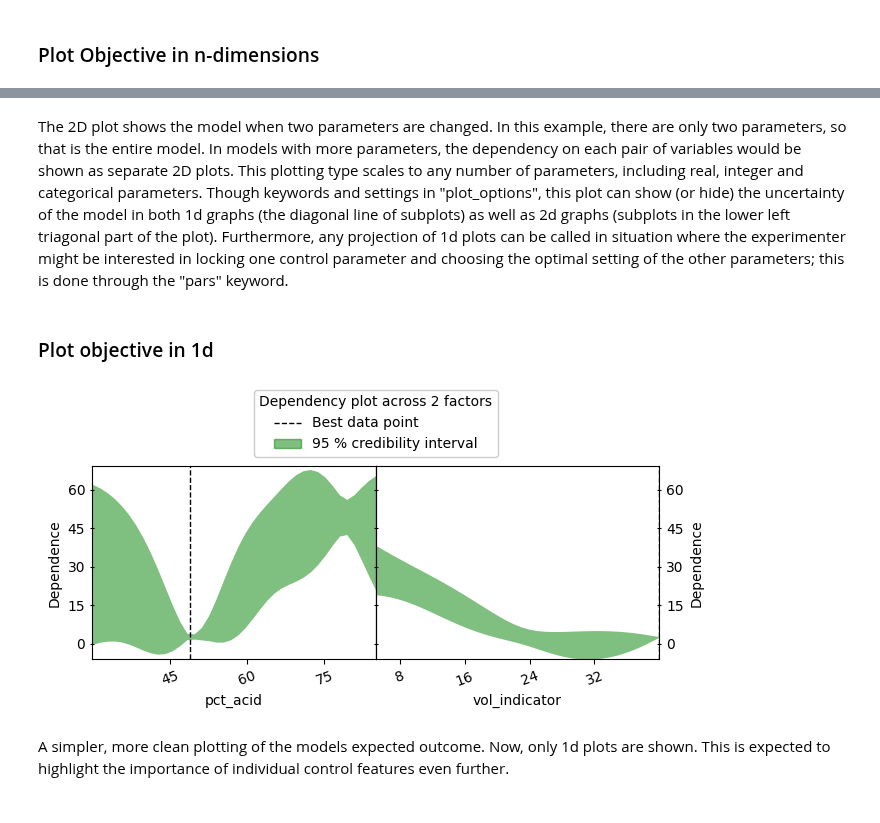
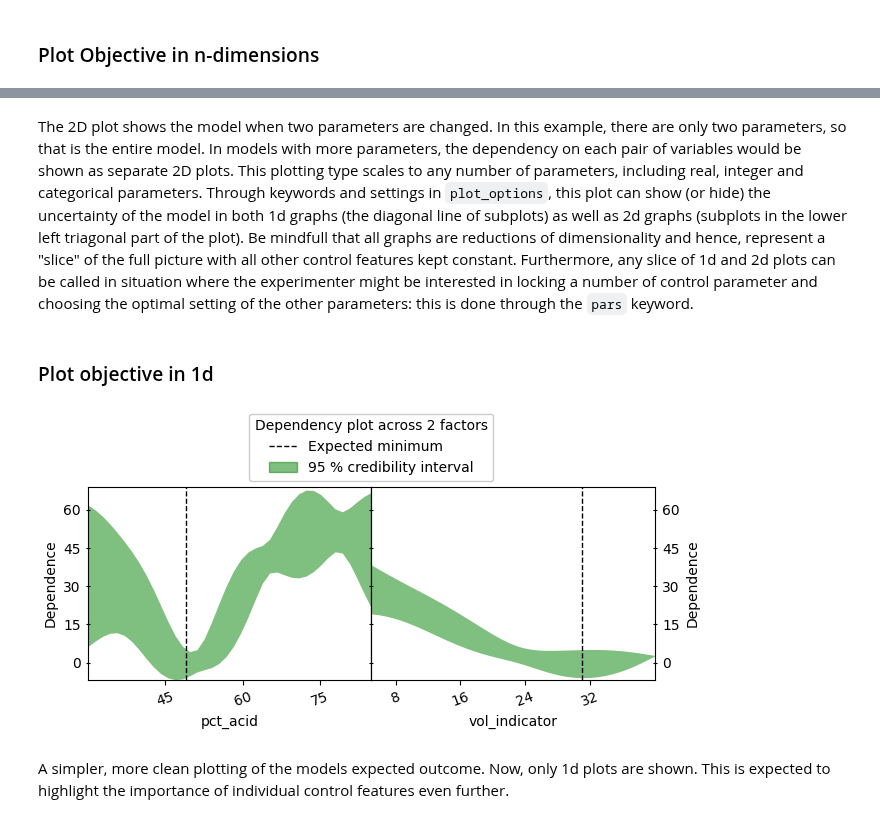
Before and after one commit to novonordisk-research/ProcessOptimizer, a Jupyter notebook: examples/color_pH.ipynb, the cells around one changed output, grey strips where cells are left out. Saved outputs shown, nothing was run; the diff lists cells and outputs as text; code cells hidden in the pictures.

Commit message:
first review of plots

```diff
--- a/examples/color_pH.ipynb
+++ b/examples/color_pH.ipynb
@@ -91,11 +131,12 @@ po.plot_objective(result,
 # %% [markdown]
-The 2D plot shows the model when two parameters are changed. In this example, there are only two parameters, so that is the entire model. In models with more parameters, the dependency on each pair of variables would be shown as separate 2D plots. This plotting type scales to any number of parameters, including real, integer and categorical parameters. Though keywords and settings in "plot_options", this plot can show (or hide) the uncertainty of the model in both 1d graphs (the diagonal line of subplots) as well as 2d graphs (subplots in the lower left triagonal part of the plot). Furthermore, any projection of 1d plots can be called in situation where the experimenter might be interested in locking one control parameter and choosing the optimal setting of the other parameters; this is done through the "pars" keyword.
+The 2D plot shows the model when two parameters are changed. In this example, there are only two parameters, so that is the entire model. In models with more parameters, the dependency on each pair of variables would be shown as separate 2D plots. This plotting type scales to any number of parameters, including real, integer and categorical parameters. Through keywords and settings in `plot_options`, this plot can show (or hide) the uncertainty of the model in both 1d graphs (the diagonal line of subplots) as well as 2d graphs (subplots in the lower left triagonal part of the plot). Be mindfull that all graphs are reductions of dimensionality and hence, represent a "slice" of the full picture with all other control features kept constant. Furthermore, any slice of 1d and 2d plots can be called in situation where the experimenter might be interested in locking a number of control parameter and choosing the optimal setting of the other parameters: this is done through the `pars` keyword.
 # %% [markdown]
 ### Plot objective in 1d
 # %%
-po.plots.plot_objective_1d(result);
+po.plots.plot_objective_1d(result,
+                           pars = 'expected_minimum');
 # %% [output]
-[figure, old version]
+[figure, new version]
 # %% [markdown]
 A simpler, more clean plotting of the models expected outcome. Now, only 1d plots are shown. This is expected to highlight the importance of individual control features even further.
 # %% [markdown]
```
Also changed, not shown: parts of 22 cells of this notebook.
